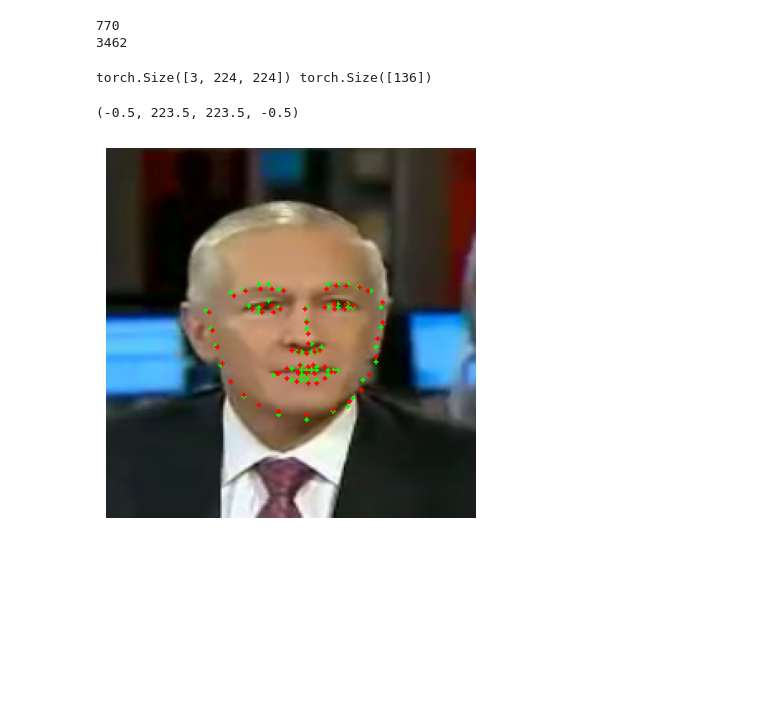
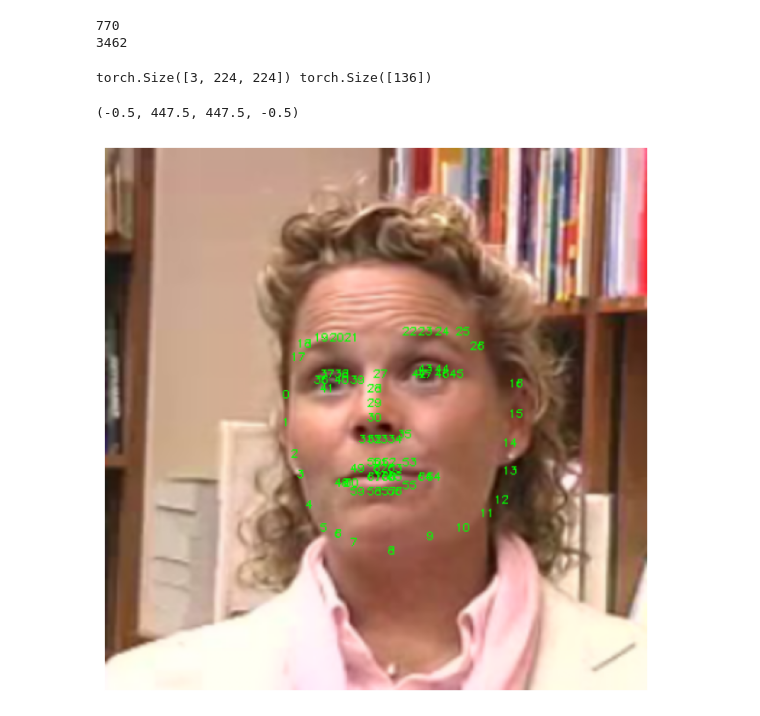
Before and after one commit to rihat99/CV701_Assignemnt_4, a Jupyter notebook: test.ipynb, the cells around one changed output. Cells and saved outputs as stored; diff of their text form; code cells hidden in the pictures; blank space fills up the shorter version.

```diff
--- a/test.ipynb
+++ b/test.ipynb
@@ -62,7 +62,8 @@ print(len(train_dataset))
 # %%
 dataset = test_dataset
 
-index = np.random.randint(0, len(dataset))
+# index = np.random.randint(0, len(dataset))
+index = 2
 
 image, keypoints = dataset[index]
 print(image.shape, keypoints.shape)
@@ -79,37 +80,40 @@ with torch.no_grad():
 image = image.permute(1, 2, 0).numpy()
 image = image.copy()
 
+image = cv2.resize(image, (image.shape[1]*2, image.shape[0]*2))
+
 for i in range(keypoints.shape[0]):
 
     # keypoints_y = int((keypoints[i, 1] + 1) * image.shape[1] / 2)
     # keypoints_x = int((keypoints[i, 0] + 1) * image.shape[0] / 2)
 
     keypoints_x = int(keypoints[i, 0] * image.shape[0])
     keypoints_y = int(keypoints[i, 1] * image.shape[1])
 
     # keypoints_x = int(keypoints[i, 0])
     # keypoints_y = int(keypoints[i, 1])
 
-    cv2.circle(image, (keypoints_x, keypoints_y), 1, (0, 1, 0), -1)
+    # cv2.circle(image, (keypoints_x, keypoints_y), 1, (0, 1, 0), -1)
 
-    # cv2.putText(image, str(i), (keypoints_x, keypoints_y), cv2.FONT_HERSHEY_SIMPLEX, 0.2, (0, 1, 0), 1)
+    cv2.putText(image, str(i), (keypoints_x, keypoints_y), cv2.FONT_HERSHEY_SIMPLEX, 0.3, (0, 1, 0), 1)
 
     # pred_y = int((output[i, 1] + 1) * image.shape[1] / 2)
     # pred_x = int((output[i, 0] + 1) * image.shape[0] / 2)
 
     pred_x = int(output[i, 0] * image.shape[0])
     pred_y = int(output[i, 1] * image.shape[1])
 
     # pred_x = int(output[i, 0])
     # pred_y = int(output[i, 1])
 
-    cv2.circle(image, (pred_x, pred_y), 1, (1, 0, 0), -1)
+    # cv2.circle(image, (pred_x, pred_y), 1, (1, 0, 0), -1)
 
+plt.figure(figsize=(8, 8))
 plt.imshow(image)
 plt.axis('off')
 # %% [output]
 torch.Size([3, 224, 224]) torch.Size([136])
-(-0.5, 223.5, 223.5, -0.5)
+(-0.5, 447.5, 447.5, -0.5)
-[figure, old version]
+[figure, new version]
 # %%
 print(image.max(), image.min())
```
Also changed, not shown: 6 other files.
